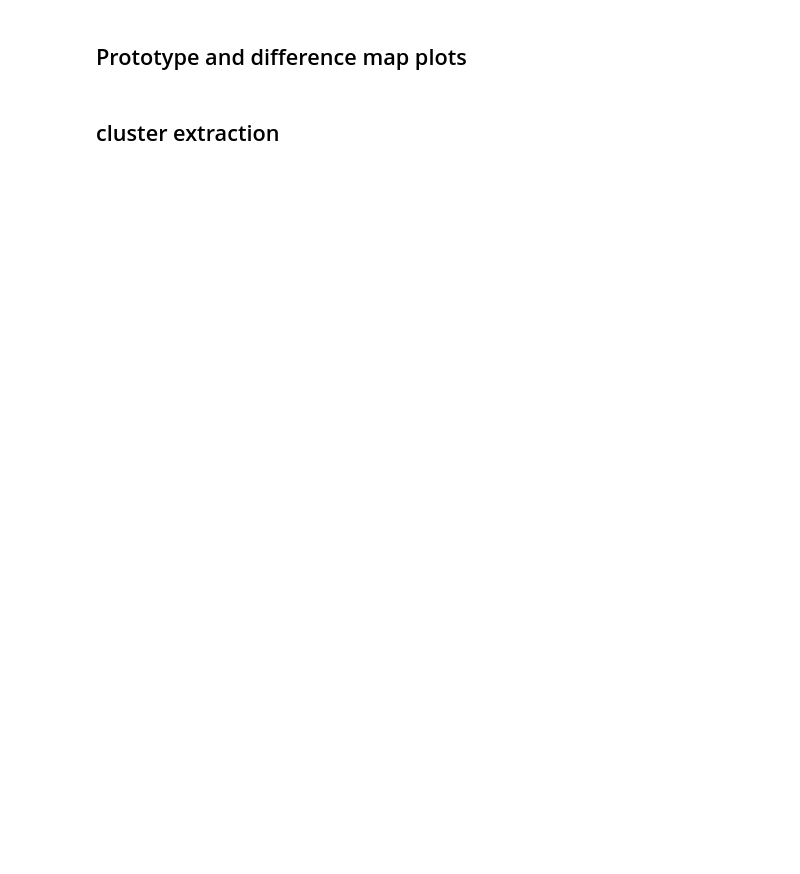
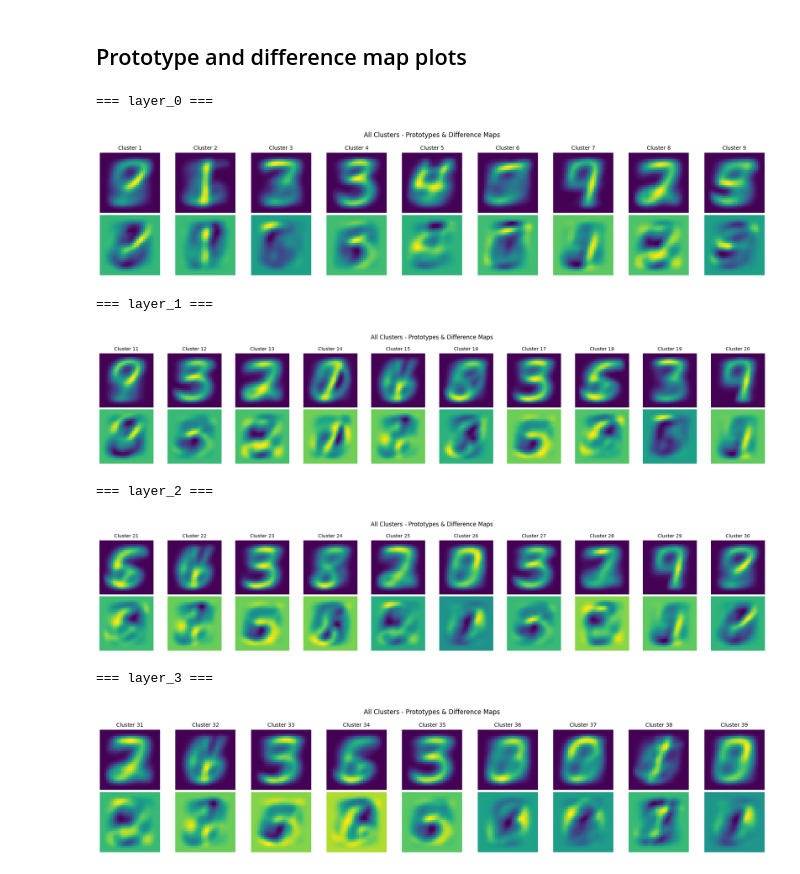
Before and after one commit to Iwe-Coumou/Project-ML, a Jupyter notebook: analysis.ipynb, the cells around one changed output. Drawn from its saved outputs; the diff is of its cells as text; code cells hidden in the pictures; blank space fills up the shorter version.

```diff
--- a/analysis.ipynb
+++ b/analysis.ipynb
@@ -125,15 +149,25 @@ cluster_class_changes = plots.plot_cluster_accuracy_bars(cluster_results, target
 # %% [markdown]
 ## Prototype and difference map plots
 # %%
-# Compute prototypes and difference maps for all clusters
-all_prototypes = funcs.compute_prototypes_all_clusters(
-    cluster_map=cluster_map,
-    all_activations=all_neuron_activations,
-    images=images,
-    top_frac=0.1,           # fraction of top-activating samples per cluster
-    use_global_mean=True     # normalize diff map relative to global mean
-)
+all_prototypes_by_layer = {}
+for layer_name, layer_clusters in layer_cluster_map.items():
+    all_prototypes_by_layer[layer_name] = funcs.compute_prototypes_all_clusters(
+        cluster_map=layer_clusters,
+        all_activations=all_neuron_activations,
+        images=images,
+        top_frac=0.1,
+        use_global_mean=True
+    )
 # %%
-plots.plot_cluster_prototypes_and_diff_all(all_prototypes)
+for layer_name, all_prototypes in all_prototypes_by_layer.items():
+    print(f"\n=== {layer_name} ===")
+    plots.plot_cluster_prototypes_and_diff_all(all_prototypes)
+# %% [output]
+=== layer_0 ===
+[figure, added]
+=== layer_1 ===
+[figure, added]
+=== layer_2 ===
+[figure, added]
+=== layer_3 ===
+[figure, added]
-# %% [markdown]
-## cluster extraction
```
Also changed, not shown: parts of 20 cells of this notebook, 4 other files.
